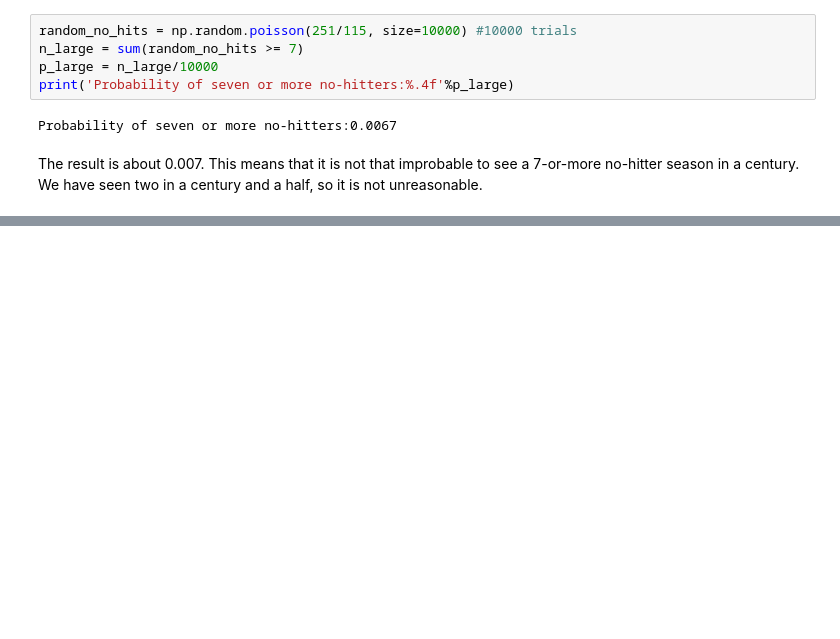
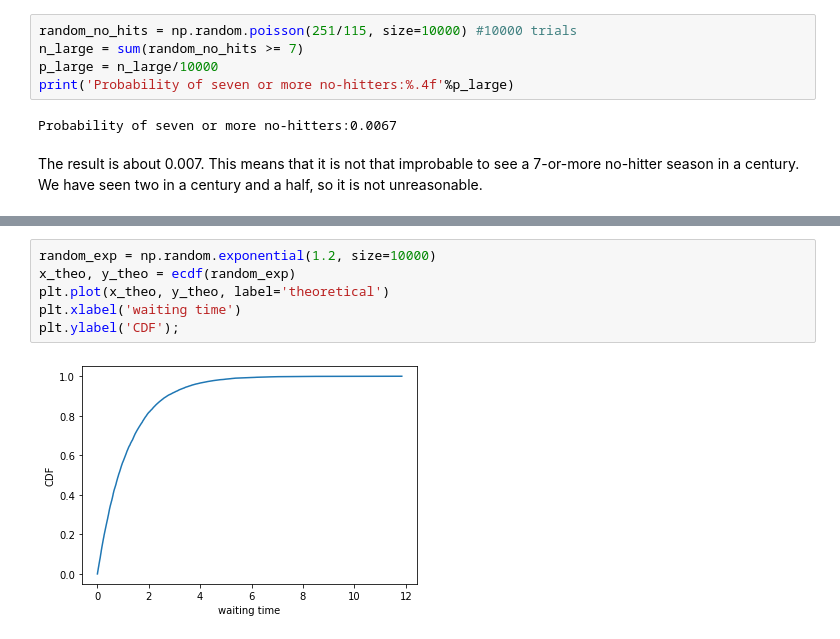
Before and after one commit to AilingLiu/Inferential_Statistics, a Jupyter notebook: Statistical_Thinking_PartI.ipynb, the cells around one changed output, grey strips where cells are left out. Saved outputs shown, nothing was run; the diff lists cells and outputs as text; blank space fills up the shorter version.

```diff
--- a/Statistical_Thinking_PartI.ipynb
+++ b/Statistical_Thinking_PartI.ipynb
@@ -263,0 +300,8 @@ The result is about 0.007. This means that it is not that improbable to see a 7-
+# %%
+random_exp = np.random.exponential(1.2, size=10000)
+x_theo, y_theo = ecdf(random_exp)
+plt.plot(x_theo, y_theo, label='theoretical')
+plt.xlabel('waiting time')
+plt.ylabel('CDF');
+# %% [output]
+[figure, added]
```
Also changed, not shown: parts of 14 cells of this notebook.
